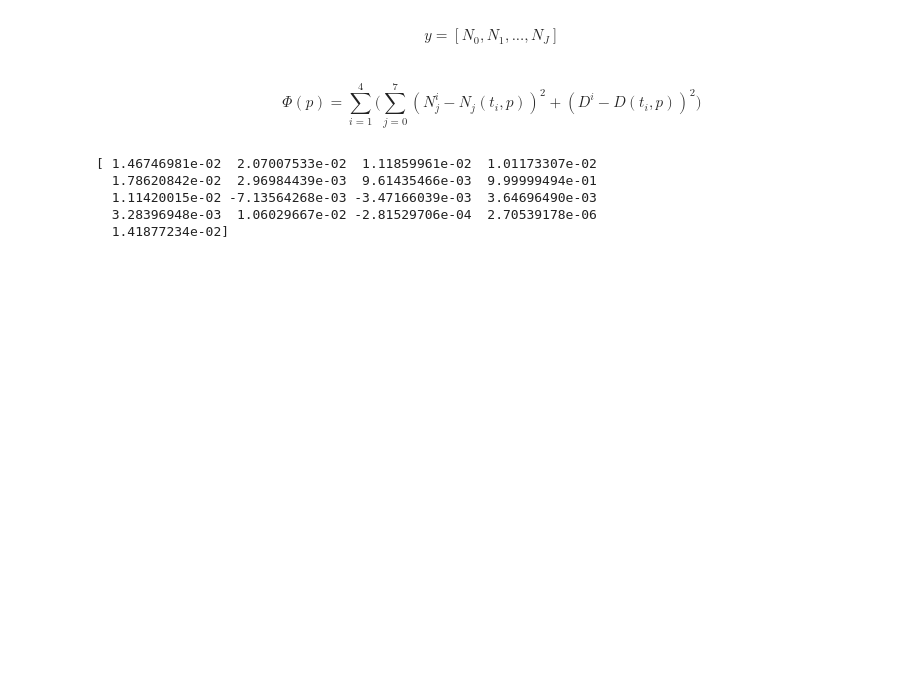
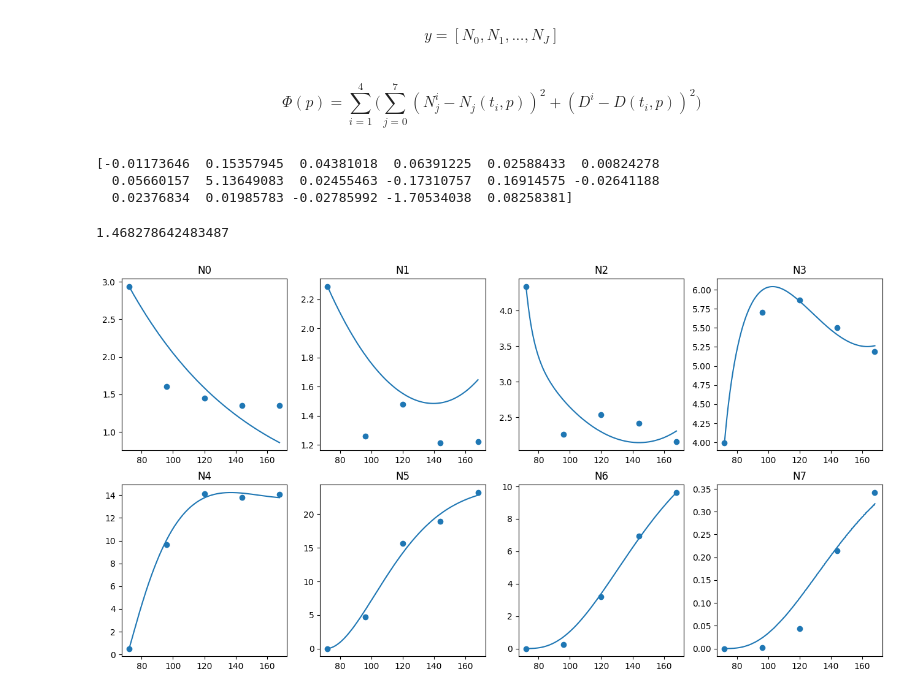
Before and after one commit to Micro-ice-ice/MMI, a Jupyter notebook: task2.ipynb, the cells around one changed output. Drawn from its saved outputs; the diff is of its cells as text; code cells hidden in the pictures; blank space fills up the shorter version.

```diff
--- a/task2.ipynb
+++ b/task2.ipynb
@@ -27,15 +27,17 @@ from scipy.optimize import minimize
 # %%
 D = np.array([1.6, 2.4, 6.0, 1.2, 1.3]) * 1e4
 
-N = np.array([[29358, 22876, 43372, 39970, 5208, 98, 14, 0],
+N = np.array([[29358, 22876, 43372, 39970, 5208, 98, 14, 1],
                 [16050, 12600, 22650, 57025, 96350, 46950, 2500, 25],
                 [14476, 14784, 25344, 58652, 141460, 156290, 32076, 440],
                 [13500, 12150, 24150, 55000, 137850, 188950, 69450, 2150],
                 [13509, 12198, 21603, 51927, 140560, 232160, 96102, 3420]])
 
 t0 = 72
-t1 = 72 + 24 * (len(D) - 1) + 1
-t_eval = np.array([t for t in range(t0, t1, 1)]) # + 1 is to include last t cause range stop is excludive
+step = 0.0005
+t1 = 72 + 24 * (len(D) - 1) + step
+t_eval = np.arange(t0, t1, step) # + 1 is to include last t cause range stop is excludive
 p = np.array([1e-2, 1e-2, 1e-2, 1e-2, 1e-2, 1e-3, 1e-2, 1, 1e-15, 1e-13, 1e-13, 1e-14, 1e-3, 1e-2, 1e-15, 1e-11, 1e-2])
+# p = np.log(p)
 y_init = np.concatenate((N[0], [D[0]]))
-# print(N.shape)
+t_eval
@@ -49,7 +53,7 @@ def f(t, y, p):
     result = []
     for j, _ in enumerate(N):
         if j == 0:
-            dN_dt = -alpha[j] + beta[j] * N[j]
+            dN_dt = -(alpha[j] + beta[j]) * N[j]
             result.append(dN_dt)
         else:
             dN_dt = 2 * alpha[j - 1] * N[j - 1] - (alpha[j] + beta[j]) * N[j]
@@ -64,6 +68,7 @@ $$ \Phi(p) = \sum_{i=1}^4\bigg(\sum_{j=0}^7(N_j^i - N_j(t_i, p))^2 + (D^i - D(t_
 # %%
 def Phi(p):
 
+    # p = np.exp(p)
     alpha = p[:len(p) // 2]
     beta =  p[len(p) // 2:-1]
     delta = p[-1]
@@ -71,18 +76,46 @@ def Phi(p):
 
     p = [alpha, beta, delta]
     sol = solve_ivp(fun=f, t_span=[t0, t1], y0=y_init, method='RK45', t_eval=t_eval, args=[p])
-    N_num = np.array([np.array(N_[::24]) for N_ in sol.y[0:-1]]).transpose()
-    D_num = np.array(sol.y[-1][::24])
+    N_num = np.array([np.array(N_[::int(24 / step)]) for N_ in sol.y[0:-1]]).transpose()
+    D_num = np.array(sol.y[-1][::int(24 / step)])
 
     assert N_num.shape == (5, 8), sol.y
 
-    return np.sum(N - N_num)**2 + np.sum(D - D_num)**2
+
+    return np.sum((N - N_num)**2) + np.sum((D - D_num)**2)
+    # return np.sum(np.log(N + 1) - np.log(N_num + 1))**2 + np.sum(np.log(D + 1) - np.log(D_num + 1))**2
 # %%
 res = minimize(Phi, p)
 print(res.x)
 # %% [output]
-[ 1.46746981e-02  2.07007533e-02  1.11859961e-02  1.01173307e-02
-  1.78620842e-02  2.96984439e-03  9.61435466e-03  9.99999494e-01
-  1.11420015e-02 -7.13564268e-03 -3.47166039e-03  3.64696490e-03
-  3.28396948e-03  1.06029667e-02 -2.81529706e-04  2.70539178e-06
-  1.41877234e-02]
+[-0.01173646  0.15357945  0.04381018  0.06391225  0.02588433  0.00824278
+  0.05660157  5.13649083  0.02455463 -0.17310757  0.16914575 -0.02641188
+  0.02376834  0.01985783 -0.02785992 -1.70534038  0.08258381]
+# %%
+print(Phi(res.x) * 1e-9)
+# %% [output]
+1.468278642483487
+# %%
+alpha = res.x[:len(p) // 2]
+beta =  res.x[len(p) // 2:-1]
+delta = res.x[-1]
+p = [alpha, beta, delta]
+sol = solve_ivp(fun=f, t_span=[t0, t1], y0=y_init, method='RK45', t_eval=t_eval, args=[p])
+N_num = np.array([np.array(N_) for N_ in sol.y[0:-1]]).transpose()
+D_num = np.array(sol.y[-1])
+t_num = np.array(sol.t)
+# %%
+import matplotlib.pyplot as plt
+[n, m] = N.shape
+pos0 = 221
+
+plt.figure(figsize=(16, 8))
+
+
+for i in range(m):
+   plt.subplot(2, 4, i + 1)
+   plt.plot(t_num, N_num[:, i] * 1e-4)
+   plt.scatter(t_eval[::int(24 / step)], N[:, i] * 1e-4)
+   plt.title('N' + str(i))
+# %% [output]
+[figure, added]
```
Also changed, not shown: parts of 2 cells of this notebook.
